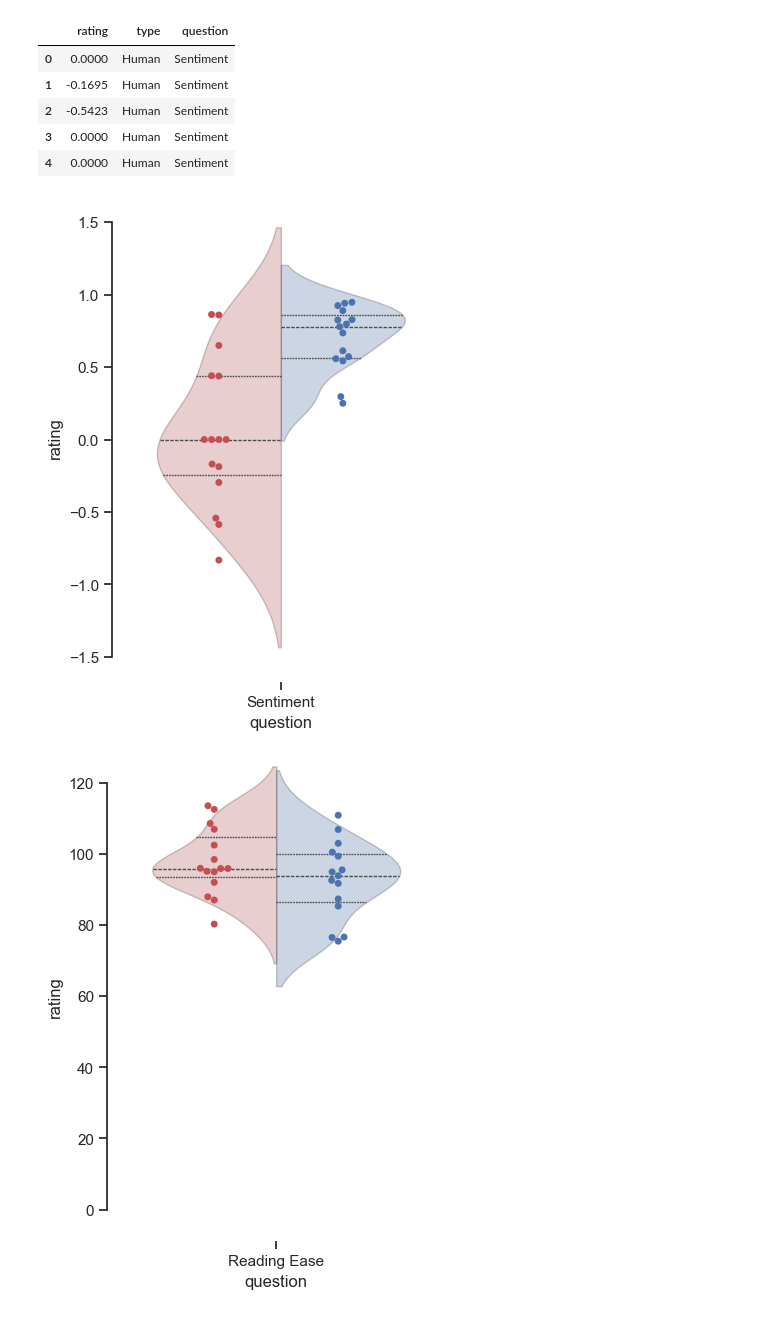
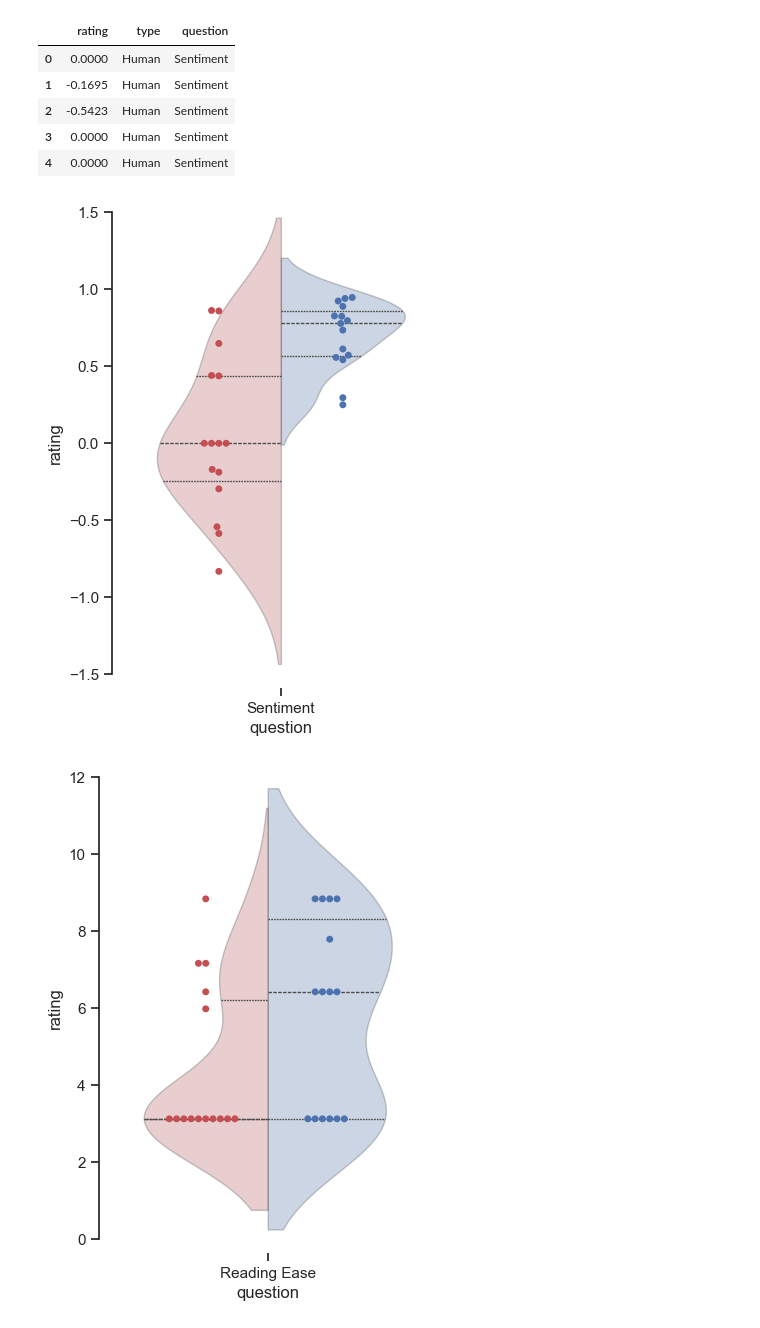
Before and after one commit to nomcomm/uae_billboard_ai, a Jupyter notebook: scripts/02_computational_analyses/02_ReadingEase_Sentiment.ipynb, the cells around one changed output. Cells and saved outputs as stored; diff of their text form; code cells hidden in the pictures.

```diff
--- a/scripts/02_computational_analyses/02_ReadingEase_Sentiment.ipynb
+++ b/scripts/02_computational_analyses/02_ReadingEase_Sentiment.ipynb
@@ -59,12 +59,12 @@ nlp = spacy.load("en_core_web_sm")
 human_readabilities = []
 for curr_msg in human_msgs:
     doc = textacy.make_spacy_doc(curr_msg, lang="en_core_web_sm")
-    human_readabilities.append(textacy.text_stats.flesch_reading_ease(doc));
+    human_readabilities.append(textacy.text_stats.smog_index(doc));
 
 ai_readabilities = []
 for curr_msg in ai_msgs:
     doc = textacy.make_spacy_doc(curr_msg, lang="en_core_web_sm")
-    ai_readabilities.append(textacy.text_stats.flesch_reading_ease(doc));
+    ai_readabilities.append(textacy.text_stats.smog_index(doc));
 
 '''Readability test used as a general-purpose standard in several languages, based on
 a weighted combination of avg. sentence length and avg. word length. Values usually
@@ -209,60 +159,35 @@ df_all.head()
 | 3 | 0.0000 | Human | Sentiment |
 | 4 | 0.0000 | Human | Sentiment |
 # %%
-import seaborn as sns
-sns.set_style("ticks")
-
-
 plt.figure(figsize = (4,6))
-
 ax = sns.violinplot(data=df_sentiment, x="question", y="rating", hue="type",
                split=True, inner="quart", linewidth=1,
                palette={"Human": "r", "AI": "b"});
-for violin, alpha in zip(ax.collections[::], [0.3,0.3, 0.3, 0.3]):
-    violin.set_alpha(alpha)
+for violin, alpha in zip(ax.collections[::], [0.3,0.3, 0.3, 0.3]): violin.set_alpha(alpha)
 
-sns.swarmplot(data=df_sentiment,
-              x="question",
-              y="rating",
-              hue="type",
-              dodge = True,
+sns.swarmplot(data=df_sentiment, x="question", y="rating",
+              hue="type", dodge = True,
               palette={"Human": "r", "AI": "b"});
 
-#plt.legend(bbox_to_anchor=(1.0, 1), borderaxespad=0);
-#plt.legend(loc = 2);
 plt.legend([],[], frameon=False)
-#plt.ylim(1,5);
-
+plt.ylim(-1.5,1.5);
 sns.despine(offset= 10, trim=True);
-#plt.yticks(np.arange(1,6))
 # %% [output]
-[figure, old version]
+[figure, new version]
 # %%
-import seaborn as sns
-sns.set_style("ticks")
-
-
 plt.figure(figsize = (4,6))
-
 ax = sns.violinplot(data=df_ease, x="question", y="rating", hue="type",
                split=True, inner="quart", linewidth=1,
                palette={"Human": "r", "AI": "b"});
+
 for violin, alpha in zip(ax.collections[::], [0.3,0.3, 0.3, 0.3]):
     violin.set_alpha(alpha)
 
-sns.swarmplot(data=df_ease,
-              x="question",
-              y="rating",
-              hue="type",
-              dodge = True,
-              palette={"Human": "r", "AI": "b"});
+sns.swarmplot(data=df_ease, x="question", y="rating",
+              hue="type", dodge = True, palette={"Human": "r", "AI": "b"});
 
-#plt.legend(bbox_to_anchor=(1.0, 1), borderaxespad=0);
-#plt.legend(loc = 2);
 plt.legend([],[], frameon=False)
-plt.ylim(-5,125);
-
+plt.ylim(0,12);
 sns.despine(offset= 10, trim=True);
-#plt.yticks(np.arange(0,6))
 # %% [output]
-[figure, old version]
+[figure, new version]
```
Also changed, not shown: parts of 11 cells of this notebook, 1 other file.
